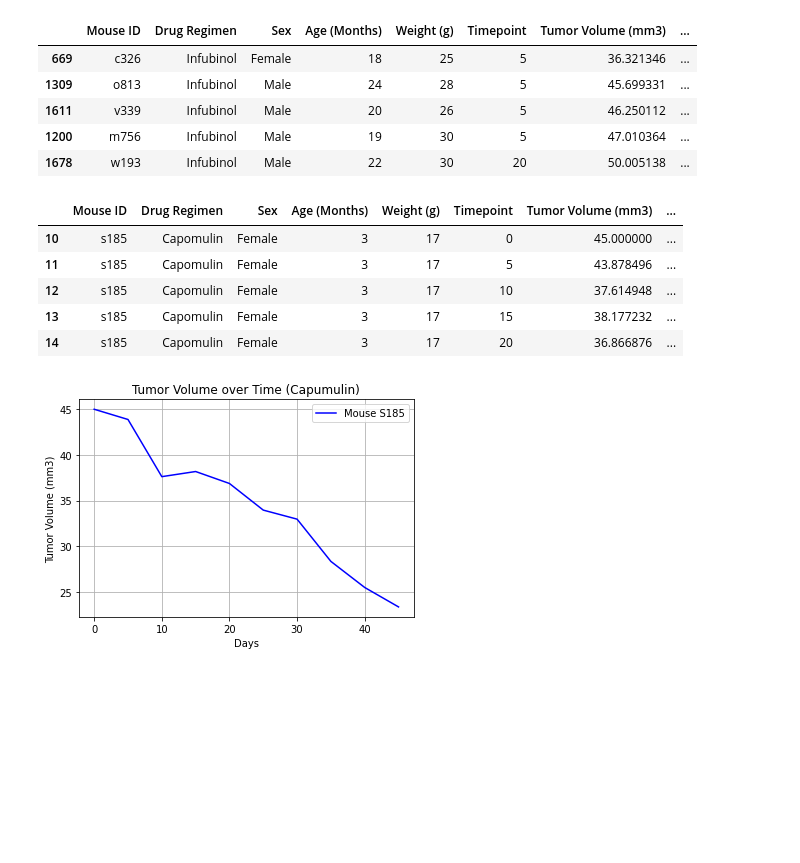
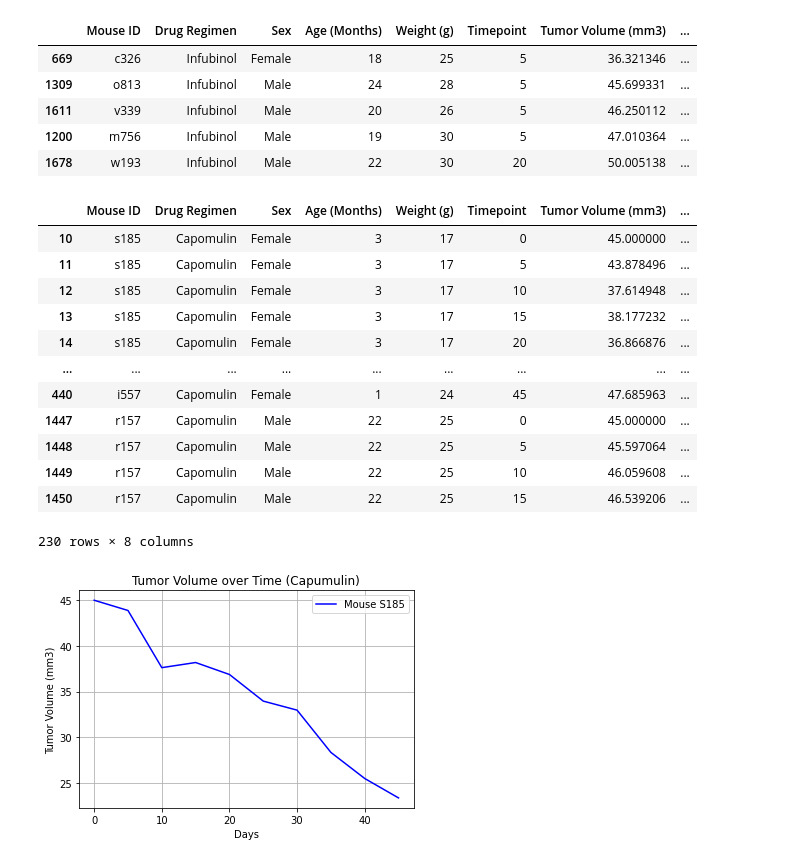
Before and after one commit to kplam624/Mice-Drug-Analysis, a Jupyter notebook: Submission/main_submission.ipynb, the cells around one changed output. Cells and saved outputs as stored; diff of their text form; code cells hidden in the pictures; blank space fills up the shorter version.

```diff
--- a/Submission/main_submission.ipynb
+++ b/Submission/main_submission.ipynb
@@ -326,16 +321,23 @@ infubinol_df.sort_values(["Tumor Volume (mm3)"],ascending = True).head()
 # %%
 # Searching through the dataframe for mice using Capomulin
 mouse_cap = combined_table_df.loc[(combined_table_df['Drug Regimen'] == 'Capomulin')]
 
 # We would like to select one mouse(preferably with multiple timepoints)
-mouse_cap.head()
+mouse_cap
 # %% [output]
 |  | Mouse ID | Drug Regimen | Sex | Age (Months) | Weight (g) | Timepoint | Tumor Volume (mm3) | ... |
 | 10 | s185 | Capomulin | Female | 3 | 17 | 0 | 45.000000 | ... |
 | 11 | s185 | Capomulin | Female | 3 | 17 | 5 | 43.878496 | ... |
 | 12 | s185 | Capomulin | Female | 3 | 17 | 10 | 37.614948 | ... |
 | 13 | s185 | Capomulin | Female | 3 | 17 | 15 | 38.177232 | ... |
 | 14 | s185 | Capomulin | Female | 3 | 17 | 20 | 36.866876 | ... |
+| ... | ... | ... | ... | ... | ... | ... | ... | ... |
+| 440 | i557 | Capomulin | Female | 1 | 24 | 45 | 47.685963 | ... |
+| 1447 | r157 | Capomulin | Male | 22 | 25 | 0 | 45.000000 | ... |
+| 1448 | r157 | Capomulin | Male | 22 | 25 | 5 | 45.597064 | ... |
+| 1449 | r157 | Capomulin | Male | 22 | 25 | 10 | 46.059608 | ... |
+| 1450 | r157 | Capomulin | Male | 22 | 25 | 15 | 46.539206 | ... |
+230 rows × 8 columns
 # %%
 # In this case, mouse s185 will be used for the line graph.
 mouse = 's185'
```
Also changed, not shown: parts of 3 cells of this notebook, 1 other file.
